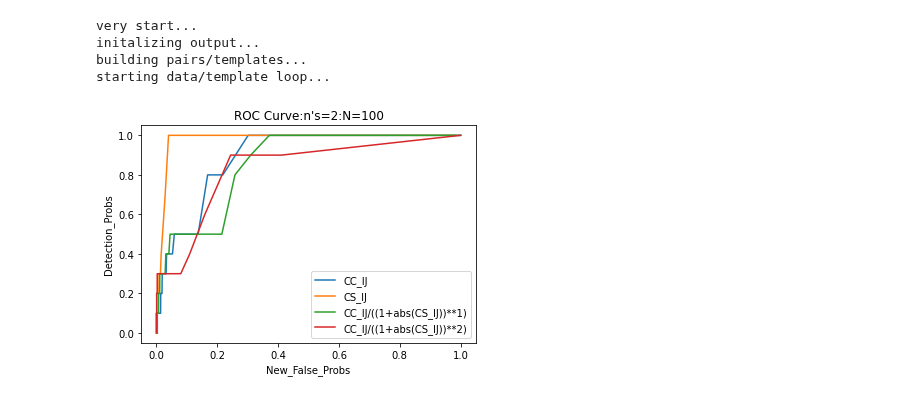
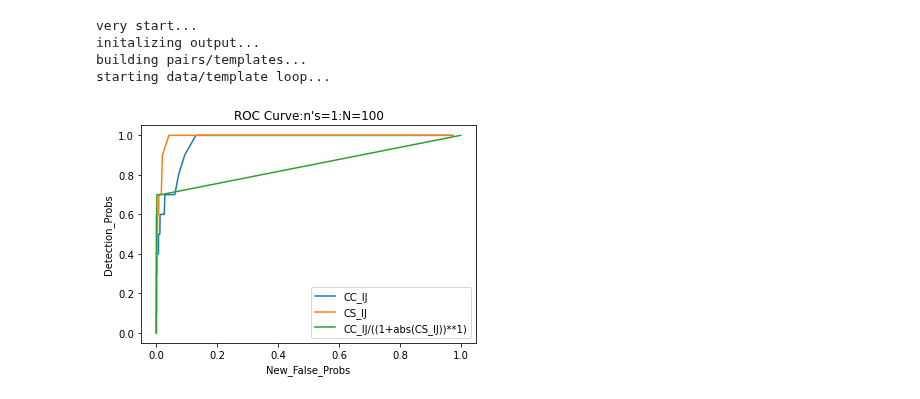
Before and after one commit to mickbrawler/Waveforms, a Jupyter notebook: Onsource_Analysis.ipynb, the cells around one changed output. Cells and saved outputs as stored; diff of their text form; code cells hidden in the pictures.

```diff
--- a/Onsource_Analysis.ipynb
+++ b/Onsource_Analysis.ipynb
@@ -720,12 +715,12 @@ class Statudio:
 # %%
 # N_A, N_g, N_f, t0_tf, T, trials, filename, A0=1, Af=50, g0=0, gf=2, F0=90, Ff=110, N_t=1000
-x = Statudio(4, 4, 4, 4, 10, 10, N_t=250, seedn=1)
+x = Statudio(4, 4, 4, 4, 10, 10, N_t=250, seedn=3)
 # %% [output]
 very start...
 initalizing output...
 building pairs/templates...
 starting data/template loop...
 # %%
-x.ROC_Curve(2, 100, new_stat_only=False)
+x.ROC_Curve(1, 100, new_stat_only=False)
 # %% [output]
-[figure, old version]
+[figure, new version]
```
Also changed, not shown: parts of 3 cells of this notebook.
